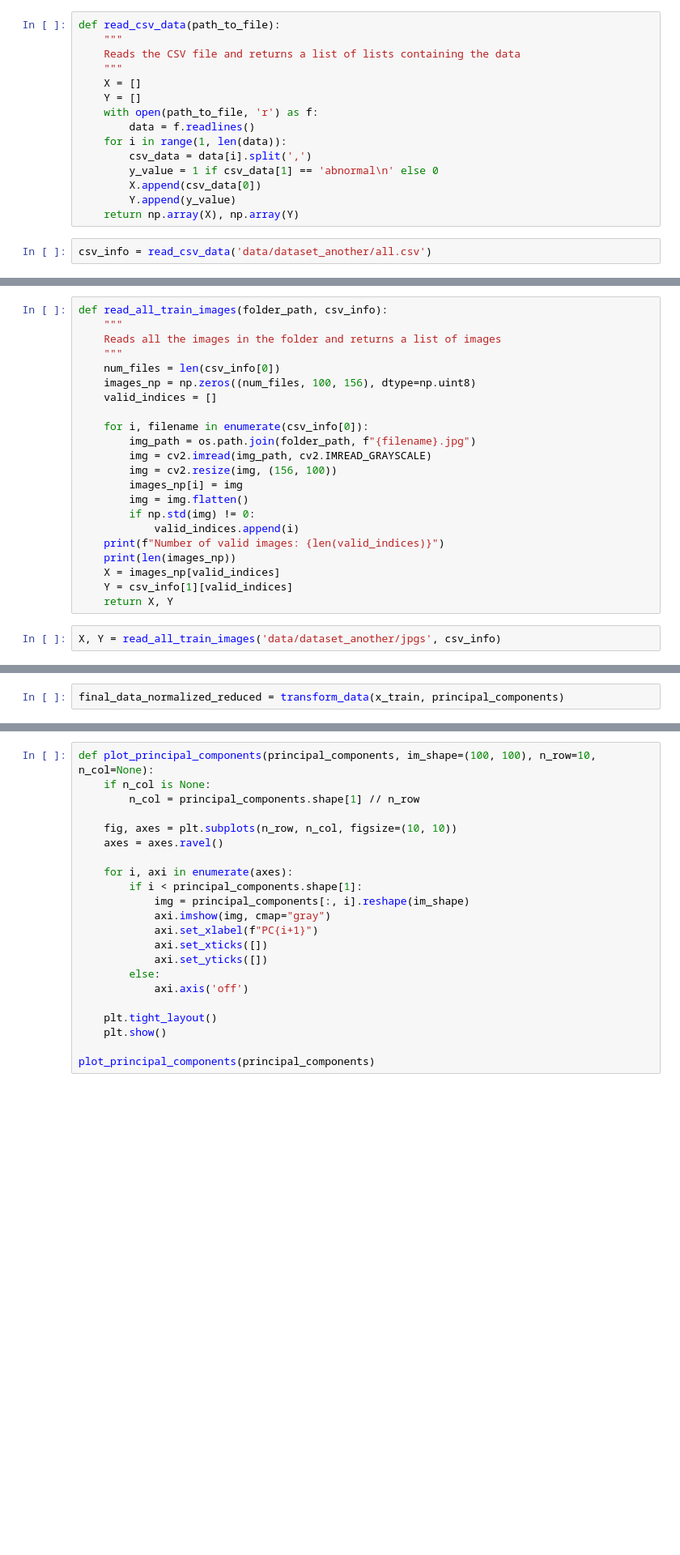
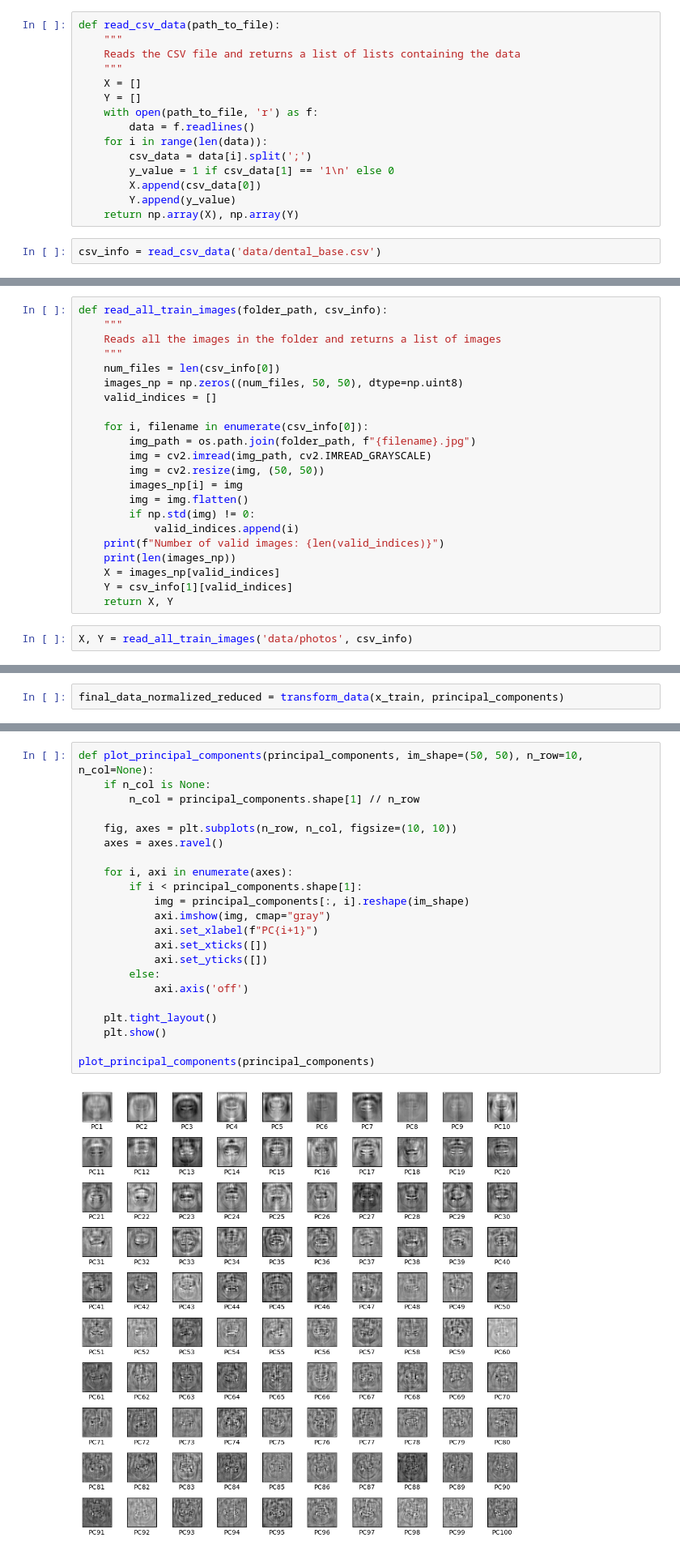
Before and after one commit to YuriiKharabara/ImplantDetect-LA, a Jupyter notebook: Hotsko_Kharabara.ipynb, the cells around one changed output, grey strips where cells are left out. Shown: that part at 81% size. Drawn from its saved outputs; the diff is of its cells as text; blank space fills up the shorter version.

```diff
--- a/Hotsko_Kharabara.ipynb
+++ b/Hotsko_Kharabara.ipynb
@@ -44,13 +22,13 @@ def read_csv_data(path_to_file):
     Y = []
     with open(path_to_file, 'r') as f:
         data = f.readlines()
-    for i in range(1, len(data)):
-        csv_data = data[i].split(',')
-        y_value = 1 if csv_data[1] == 'abnormal\n' else 0
+    for i in range(len(data)):
+        csv_data = data[i].split(';')
+        y_value = 1 if csv_data[1] == '1\n' else 0
         X.append(csv_data[0])
         Y.append(y_value)
     return np.array(X), np.array(Y)
 # %%
-csv_info = read_csv_data('data/dataset_another/all.csv')
+csv_info = read_csv_data('data/dental_base.csv')
 # %%
 csv_info
@@ -60,13 +56,13 @@ def read_all_train_images(folder_path, csv_info):
     Reads all the images in the folder and returns a list of images
     """
     num_files = len(csv_info[0])
-    images_np = np.zeros((num_files, 100, 156), dtype=np.uint8)
+    images_np = np.zeros((num_files, 50, 50), dtype=np.uint8)
     valid_indices = []
 
     for i, filename in enumerate(csv_info[0]):
         img_path = os.path.join(folder_path, f"{filename}.jpg")
         img = cv2.imread(img_path, cv2.IMREAD_GRAYSCALE)
-        img = cv2.resize(img, (156, 100))
+        img = cv2.resize(img, (50, 50))
         images_np[i] = img
         img = img.flatten()
         if np.std(img) != 0:
@@ -77,4 +73,4 @@ def read_all_train_images(folder_path, csv_info):
     Y = csv_info[1][valid_indices]
     return X, Y
 # %%
-X, Y = read_all_train_images('data/dataset_another/jpgs', csv_info)
+X, Y = read_all_train_images('data/photos', csv_info)
@@ -170,25 +179,27 @@ plot_variance_explained(cumulative_variance_explained, number_of_components)
 # %%
-def plot_principal_components(principal_components, im_shape=(100, 100), n_row=10, n_col=None):
+def plot_principal_components(principal_components, im_shape=(50, 50), n_row=10, n_col=None):
     if n_col is None:
         n_col = principal_components.shape[1] // n_row
 
     fig, axes = plt.subplots(n_row, n_col, figsize=(10, 10))
     axes = axes.ravel()
 
     for i, axi in enumerate(axes):
         if i < principal_components.shape[1]:
             img = principal_components[:, i].reshape(im_shape)
             axi.imshow(img, cmap="gray")
             axi.set_xlabel(f"PC{i+1}")
             axi.set_xticks([])
             axi.set_yticks([])
         else:
             axi.axis('off')
 
     plt.tight_layout()
     plt.show()
 
 plot_principal_components(principal_components)
+# %% [output]
+[figure, added]
 # %%
 final_data_normalized_reduced_x_test = transform_data(x_test, principal_components)
 # %%
```
Also changed, not shown: parts of 22 cells of this notebook, 1 other file.
